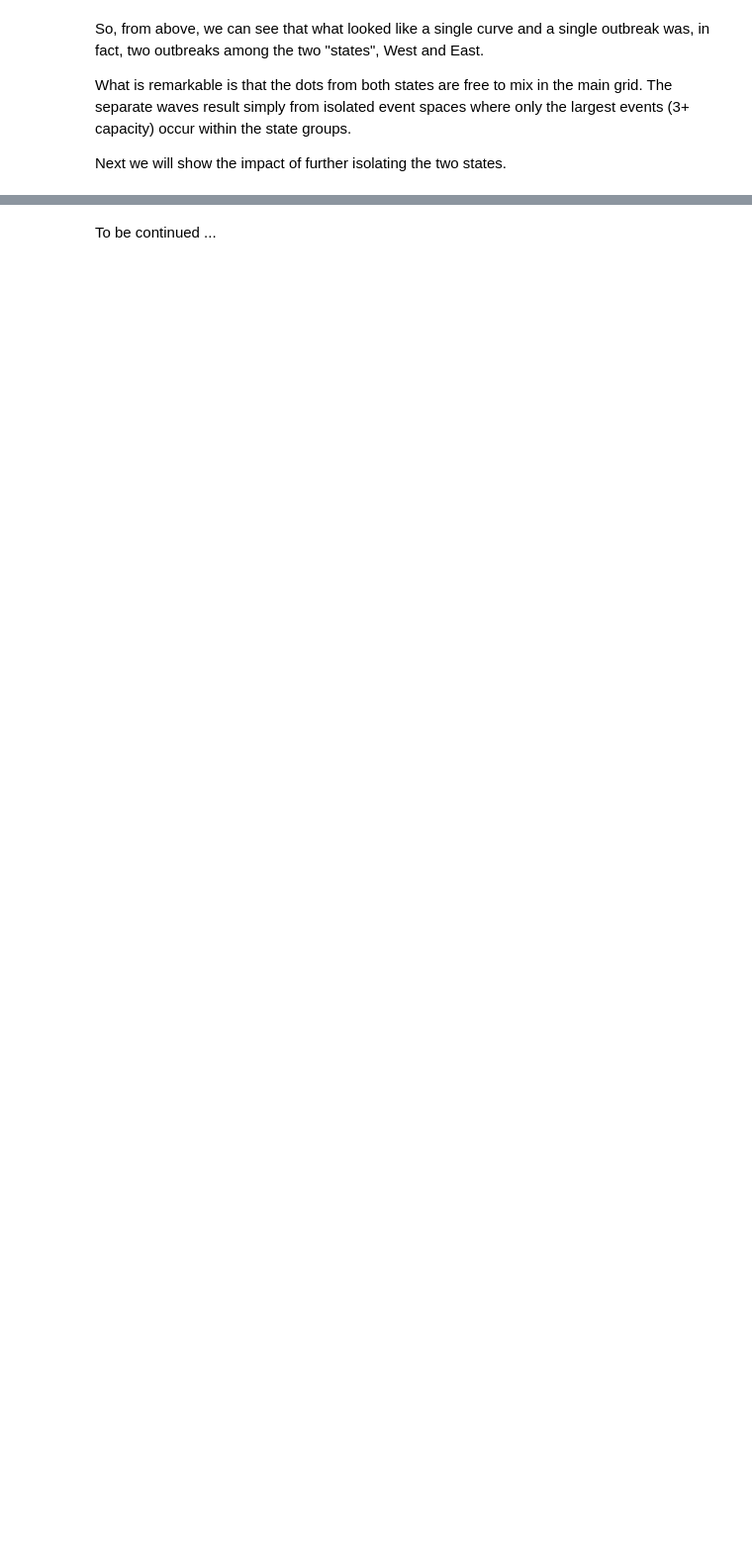
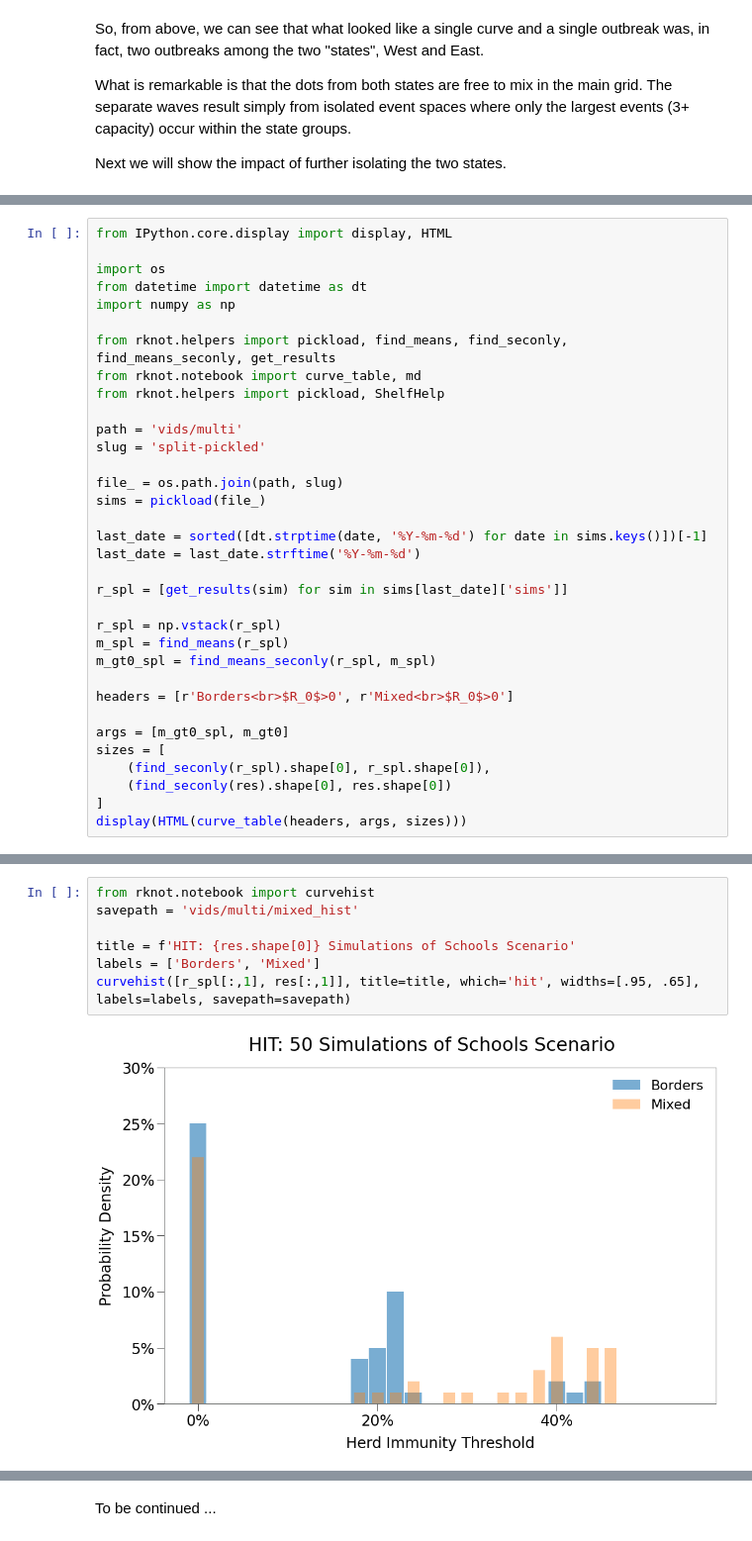
Before and after one commit to rjskene/rknotdocs, a Jupyter notebook: docs/multi.ipynb, the cells around one changed output, grey strips where cells are left out. Shown at 99% size. Saved outputs shown, nothing was run; the diff lists cells and outputs as text; blank space fills up the shorter version.

```diff
--- a/docs/multi.ipynb
+++ b/docs/multi.ipynb
@@ -165,0 +205,34 @@ Next we will show the impact of further isolating the two states.
+# %%
+from IPython.core.display import display, HTML
+
+import os
+from datetime import datetime as dt
+import numpy as np
+
+from rknot.helpers import pickload, find_means, find_seconly, find_means_seconly, get_results
+from rknot.notebook import curve_table, md
+from rknot.helpers import pickload, ShelfHelp
+
+path = 'vids/multi'
+slug = 'split-pickled'
+
+file_ = os.path.join(path, slug)
+sims = pickload(file_)
+
+last_date = sorted([dt.strptime(date, '%Y-%m-%d') for date in sims.keys()])[-1]
+last_date = last_date.strftime('%Y-%m-%d')
+
+r_spl = [get_results(sim) for sim in sims[last_date]['sims']]
+
+r_spl = np.vstack(r_spl)
+m_spl = find_means(r_spl)
+m_gt0_spl = find_means_seconly(r_spl, m_spl)
+
+headers = [r'Borders<br>$R_0$>0', r'Mixed<br>$R_0$>0']
+
+args = [m_gt0_spl, m_gt0]
+sizes = [
+    (find_seconly(r_spl).shape[0], r_spl.shape[0]),
+    (find_seconly(res).shape[0], res.shape[0])
+]
+display(HTML(curve_table(headers, args, sizes)))
@@ -165,0 +271,9 @@ Next we will show the impact of further isolating the two states.
+# %%
+from rknot.notebook import curvehist
+savepath = 'vids/multi/mixed_hist'
+
+title = f'HIT: {res.shape[0]} Simulations of Schools Scenario'
+labels = ['Borders', 'Mixed']
+curvehist([r_spl[:,1], res[:,1]], title=title, which='hit', widths=[.95, .65], labels=labels, savepath=savepath)
+# %% [output]
+[figure, added]
```
Also changed, not shown: parts of 21 cells of this notebook, 14 other files.
